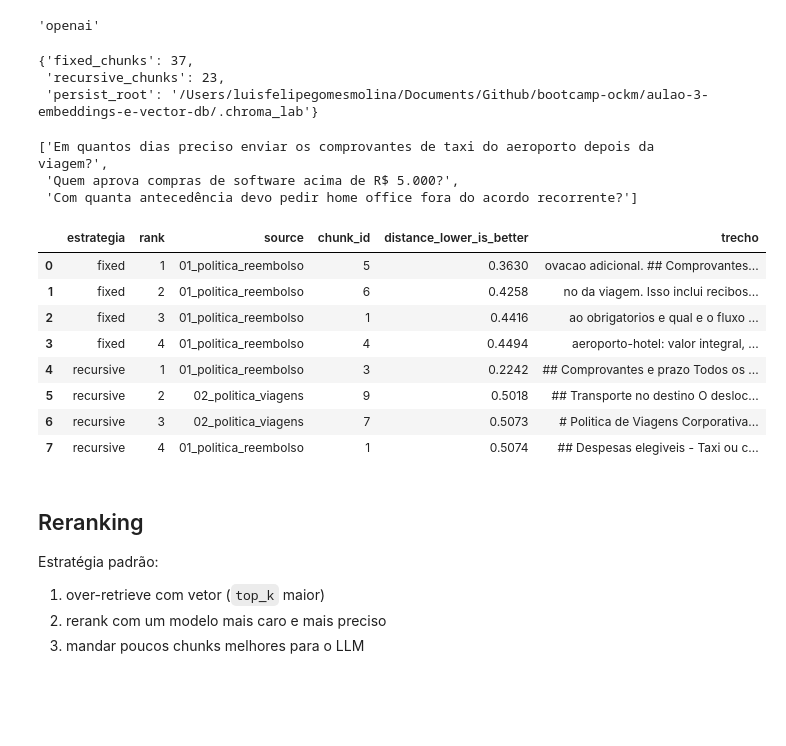
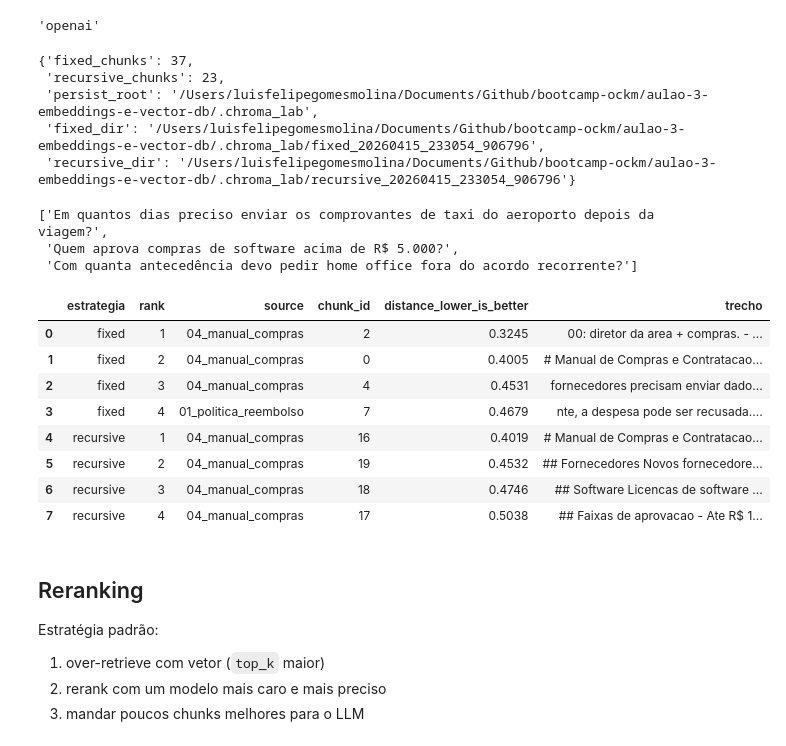
Before and after one commit to ockdata/bootcamp-ockm, a Jupyter notebook: aulao-3-embeddings-e-vector-db/notebooks/03_vector_db_chunking_reranking.ipynb, the cells around one changed output. Cells and saved outputs as stored; diff of their text form; code cells hidden in the pictures; blank space fills up the shorter version.

Commit message:
Update aulao 3 notebooks

```diff
--- a/aulao-3-embeddings-e-vector-db/notebooks/03_vector_db_chunking_reranking.ipynb
+++ b/aulao-3-embeddings-e-vector-db/notebooks/03_vector_db_chunking_reranking.ipynb
@@ -248,21 +248,26 @@ provider_name
 # %% [output]
 'openai'
 # %%
-persist_root = PROJECT_ROOT / ".chroma_lab"
-for subdir in [persist_root / "fixed", persist_root / "recursive"]:
-    if subdir.exists():
-        shutil.rmtree(subdir)
+persist_root = (PROJECT_ROOT / ".chroma_lab").resolve()
+persist_root.mkdir(parents=True, exist_ok=True)
+
+# Usa diretórios novos a cada execução para evitar lock do SQLite ao rerodar a célula.
+run_id = pd.Timestamp.now(tz="UTC").strftime("%Y%m%d_%H%M%S_%f")
+fixed_dir = persist_root / f"fixed_{run_id}"
+recursive_dir = persist_root / f"recursive_{run_id}"
+fixed_dir.mkdir(parents=True, exist_ok=True)
+recursive_dir.mkdir(parents=True, exist_ok=True)
 
 fixed_store = Chroma(
     collection_name="policy_fixed",
     embedding_function=embeddings,
-    persist_directory=str(persist_root / "fixed"),
+    persist_directory=str(fixed_dir),
     collection_metadata={"hnsw:space": "cosine"},
 )
 recursive_store = Chroma(
     collection_name="policy_recursive",
     embedding_function=embeddings,
-    persist_directory=str(persist_root / "recursive"),
+    persist_directory=str(recursive_dir),
     collection_metadata={"hnsw:space": "cosine"},
 )
 
@@ -273,11 +278,15 @@ recursive_store.add_documents(recursive_chunks)
     "fixed_chunks": len(fixed_chunks),
     "recursive_chunks": len(recursive_chunks),
     "persist_root": str(persist_root),
+    "fixed_dir": str(fixed_dir),
+    "recursive_dir": str(recursive_dir),
 }
 # %% [output]
 {'fixed_chunks': 37,
  'recursive_chunks': 23,
- 'persist_root': '/Users/luisfelipegomesmolina/Documents/Github/bootcamp-ockm/aulao-3-embeddings-e-vector-db/.chroma_lab'}
+ 'persist_root': '/Users/luisfelipegomesmolina/Documents/Github/bootcamp-ockm/aulao-3-embeddings-e-vector-db/.chroma_lab',
+ 'fixed_dir': '/Users/luisfelipegomesmolina/Documents/Github/bootcamp-ockm/aulao-3-embeddings-e-vector-db/.chroma_lab/fixed_20260415_233054_906796',
+ 'recursive_dir': '/Users/luisfelipegomesmolina/Documents/Github/bootcamp-ockm/aulao-3-embeddings-e-vector-db/.chroma_lab/recursive_20260415_233054_906796'}
 # %%
 sample_queries = [
     "Em quantos dias preciso enviar os comprovantes de taxi do aeroporto depois da viagem?",
@@ -291,40 +300,40 @@ sample_queries
  'Quem aprova compras de software acima de R$ 5.000?',
  'Com quanta antecedência devo pedir home office fora do acordo recorrente?']
 # %%
-query = sample_queries[0]
+query = sample_queries[1]
 
 
 def search(store, strategy_name, query_text, k=4):
     rows = []
     results = store.similarity_search_with_score(query_text, k=k)
     for rank, (doc, score) in enumerate(results, start=1):
         rows.append(
             {
                 "estrategia": strategy_name,
                 "rank": rank,
                 "source": doc.metadata["source"],
                 "chunk_id": doc.metadata["chunk_id"],
                 "distance_lower_is_better": round(float(score), 4),
                 "trecho": doc.page_content.replace("\n", " ")[:220],
             }
         )
     return pd.DataFrame(rows), results
 
 
 fixed_results_df, fixed_results = search(fixed_store, "fixed", query)
 recursive_results_df, recursive_results = search(recursive_store, "recursive", query)
 
 pd.concat([fixed_results_df, recursive_results_df], ignore_index=True)
 # %% [output]
 |  | estrategia | rank | source | chunk_id | distance_lower_is_better | trecho |
-| 0 | fixed | 1 | 01_politica_reembolso | 5 | 0.3630 | ovacao adicional. ## Comprovantes... |
-| 1 | fixed | 2 | 01_politica_reembolso | 6 | 0.4258 | no da viagem. Isso inclui recibos... |
-| 2 | fixed | 3 | 01_politica_reembolso | 1 | 0.4416 | ao obrigatorios e qual e o fluxo ... |
-| 3 | fixed | 4 | 01_politica_reembolso | 4 | 0.4494 | aeroporto-hotel: valor integral, ... |
-| 4 | recursive | 1 | 01_politica_reembolso | 3 | 0.2242 | ## Comprovantes e prazo Todos os ... |
-| 5 | recursive | 2 | 02_politica_viagens | 9 | 0.5018 | ## Transporte no destino O desloc... |
-| 6 | recursive | 3 | 02_politica_viagens | 7 | 0.5073 | # Politica de Viagens Corporativa... |
-| 7 | recursive | 4 | 01_politica_reembolso | 1 | 0.5074 | ## Despesas elegiveis - Taxi ou c... |
+| 0 | fixed | 1 | 04_manual_compras | 2 | 0.3245 | 00: diretor da area + compras. - ... |
+| 1 | fixed | 2 | 04_manual_compras | 0 | 0.4005 | # Manual de Compras e Contratacao... |
+| 2 | fixed | 3 | 04_manual_compras | 4 | 0.4531 | fornecedores precisam enviar dado... |
+| 3 | fixed | 4 | 01_politica_reembolso | 7 | 0.4679 | nte, a despesa pode ser recusada.... |
+| 4 | recursive | 1 | 04_manual_compras | 16 | 0.4019 | # Manual de Compras e Contratacao... |
+| 5 | recursive | 2 | 04_manual_compras | 19 | 0.4532 | ## Fornecedores Novos fornecedore... |
+| 6 | recursive | 3 | 04_manual_compras | 18 | 0.4746 | ## Software Licencas de software ... |
+| 7 | recursive | 4 | 04_manual_compras | 17 | 0.5038 | ## Faixas de aprovacao - Ate R$ 1... |
 # %% [markdown]
 ## Reranking
 
```
Also changed, not shown: parts of 4 cells of this notebook, 2 other files.
